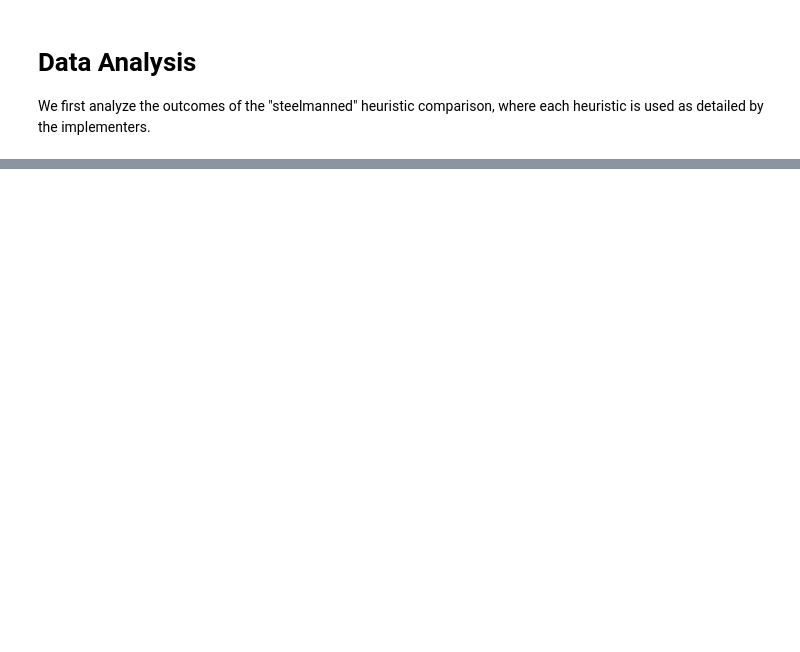
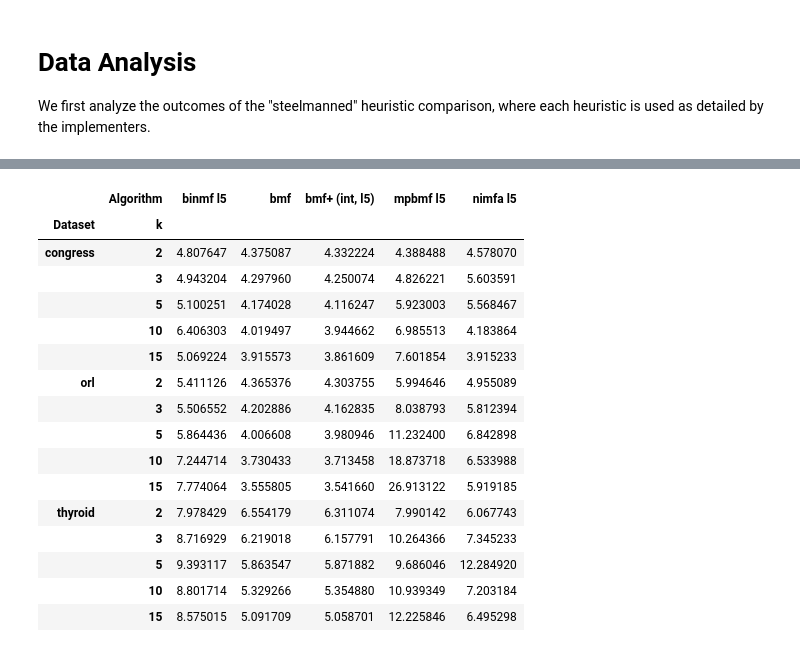
Before and after one commit to 34KeS4sdzhmBhuZd/experiments, a Jupyter notebook: bmf.ipynb, the cells around one changed output, grey strips where cells are left out. Drawn from its saved outputs; the diff is of its cells as text; code cells hidden in the pictures; blank space fills up the shorter version.

```diff
--- a/bmf.ipynb
+++ b/bmf.ipynb
@@ -2034,0 +1949,22 @@ grouped_df['Error'].unstack()
+# %%
+grouped_df = real_l5.groupby(['Dataset', 'k', 'Algorithm']).mean()
+grouped_df['Error'] = grouped_df['Error'].apply(lambda x: np.power(x, 1.0 / 5.0))
+grouped_df['Error'].unstack()
+# %% [output]
+|  | Algorithm | binmf l5 | bmf | bmf+ (int, l5) | mpbmf l5 | nimfa l5 |
+| Dataset | k |  |  |  |  |  |
+| congress | 2 | 4.807647 | 4.375087 | 4.332224 | 4.388488 | 4.578070 |
+|  | 3 | 4.943204 | 4.297960 | 4.250074 | 4.826221 | 5.603591 |
+|  | 5 | 5.100251 | 4.174028 | 4.116247 | 5.923003 | 5.568467 |
+|  | 10 | 6.406303 | 4.019497 | 3.944662 | 6.985513 | 4.183864 |
+|  | 15 | 5.069224 | 3.915573 | 3.861609 | 7.601854 | 3.915233 |
+| orl | 2 | 5.411126 | 4.365376 | 4.303755 | 5.994646 | 4.955089 |
+|  | 3 | 5.506552 | 4.202886 | 4.162835 | 8.038793 | 5.812394 |
+|  | 5 | 5.864436 | 4.006608 | 3.980946 | 11.232400 | 6.842898 |
+|  | 10 | 7.244714 | 3.730433 | 3.713458 | 18.873718 | 6.533988 |
+|  | 15 | 7.774064 | 3.555805 | 3.541660 | 26.913122 | 5.919185 |
+| thyroid | 2 | 7.978429 | 6.554179 | 6.311074 | 7.990142 | 6.067743 |
+|  | 3 | 8.716929 | 6.219018 | 6.157791 | 10.264366 | 7.345233 |
+|  | 5 | 9.393117 | 5.863547 | 5.871882 | 9.686046 | 12.284920 |
+|  | 10 | 8.801714 | 5.329266 | 5.354880 | 10.939349 | 7.203184 |
+|  | 15 | 8.575015 | 5.091709 | 5.058701 | 12.225846 | 6.495298 |
```
Also changed, not shown: parts of 75 cells of this notebook.
